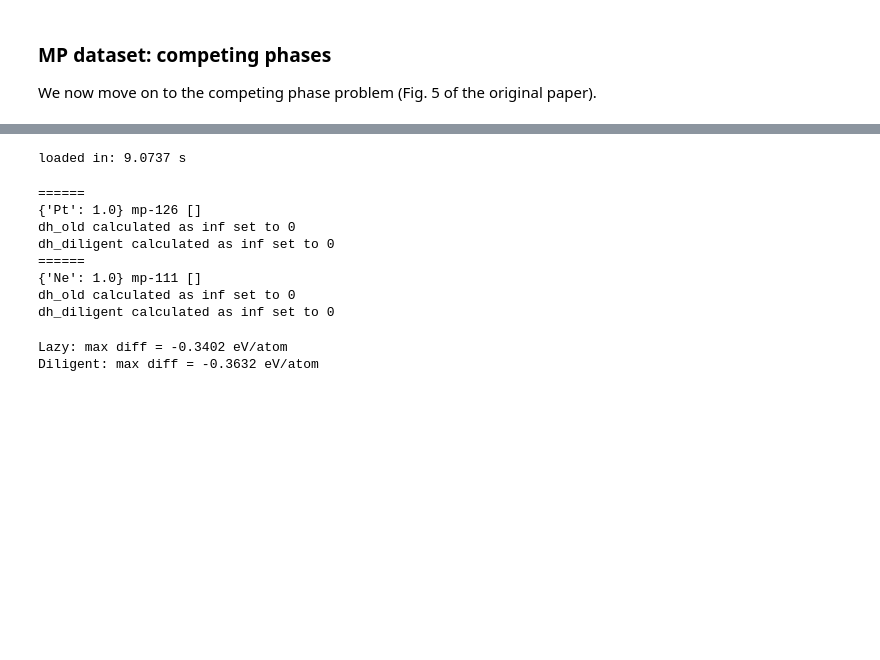
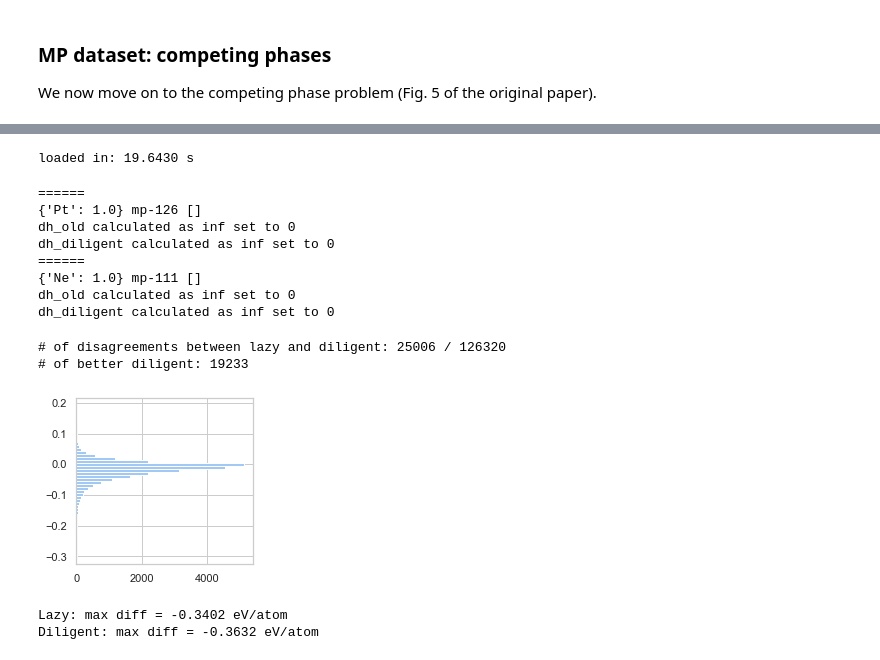
Before and after one commit to qai222/whygreedy, a Jupyter notebook: part2.ipynb, the cells around one changed output, grey strips where cells are left out. Saved outputs shown, nothing was run; the diff lists cells and outputs as text; code cells hidden in the pictures; blank space fills up the shorter version.

```diff
--- a/part2.ipynb
+++ b/part2.ipynb
@@ -226,9 +229,9 @@ else:
     records_mpcp = pqdm(competing_pairs, calculate_greedy_vs_exact_cp, n_jobs=8)  # took ~23 h, mainly by greedy
     pkl_dump(records_mpcp, records_mpcp_pkl)
 
-assert len(records_mpcp) == len(competing_pairs)
+assert len(records_mpcp) == len(competing_pairs) and all(isinstance(r, dict) for r in records_mpcp)
 # %% [output]
-loaded in: 9.0737 s
+loaded in: 19.6430 s
 # %%
 # there are two compounds do not have competing phases, so we have no iterations in greedy methods and dh values are calculated as the initial value `inf`. we will set them to zero.
 for i, (c, cps) in enumerate(competing_pairs):
@@ -248,6 +251,17 @@ dh_diligent calculated as inf set to 0
 {'Ne': 1.0} mp-111 []
 dh_old calculated as inf set to 0
 dh_diligent calculated as inf set to 0
+# %%
+# how is diligent vs greedy?
+fig = plot_diligent_vs_lazy(records_mpcp, figsize=(3.3, 2.5),xlabel="", ylabel="", bins=50, orientation="horizontal")
+fig.set_figheight(3)
+fig.set_figwidth(3.3)
+fig.tight_layout()
+fig.savefig("data/float/diligent_vs_lazy_mpcp.eps")
+# %% [output]
+# of disagreements between lazy and diligent: 25006 / 126320
+# of better diligent: 19233
+[figure, added]
 # %%
 # by default `calculate_greedy_vs_exact` returns a dict whose "original" and "oxides" fields are <mpid> to save i/o
 # so we need lookup tables for ehull and compound
```
Also changed, not shown: parts of 12 cells of this notebook, 11 other files.
